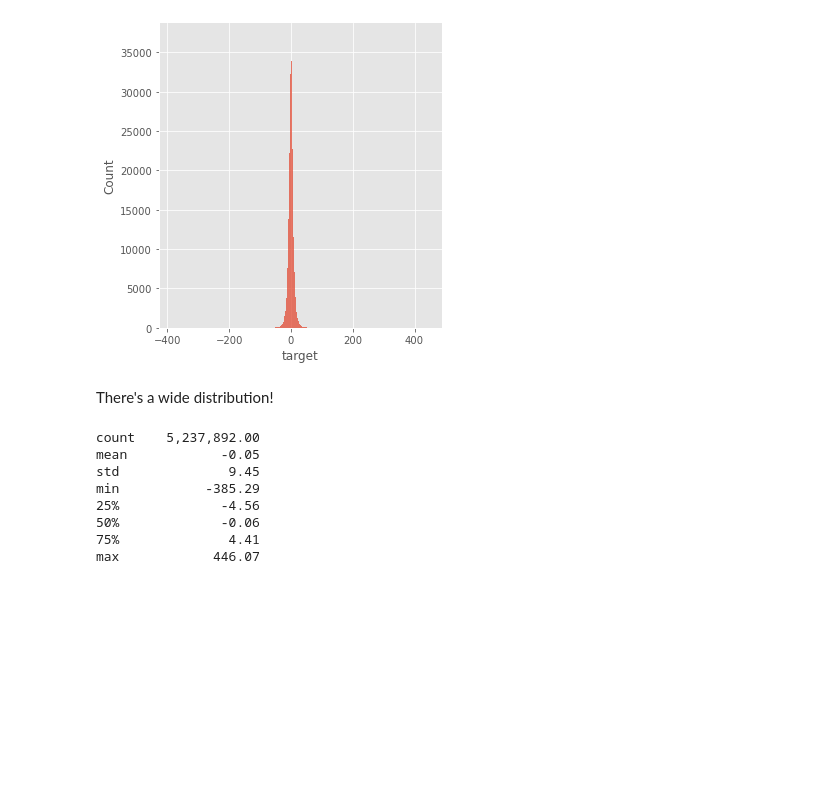
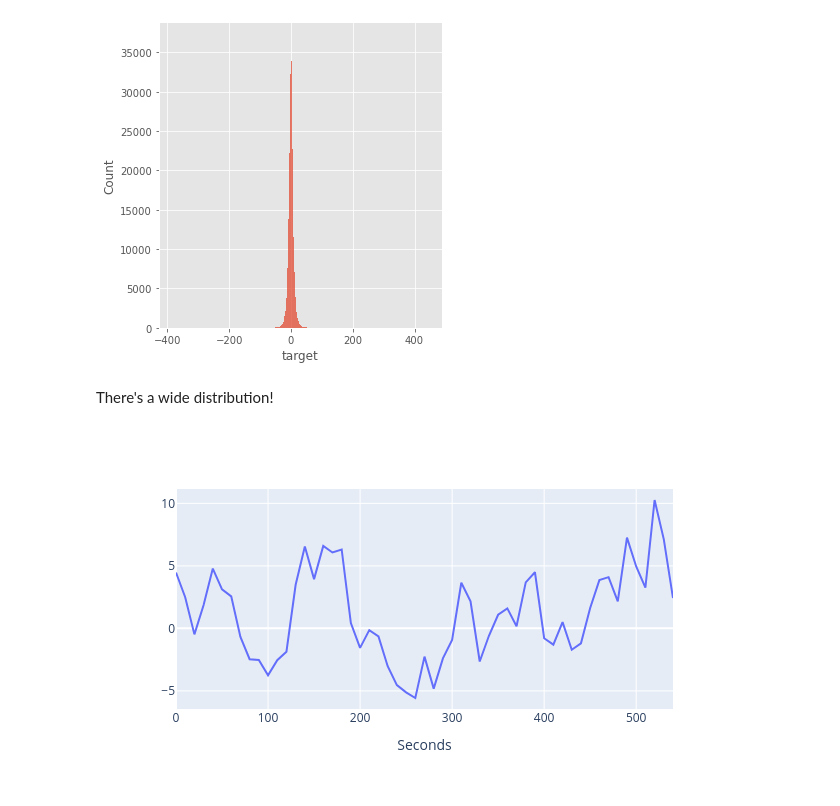
Before and after one commit to brendanfitz/kaggle, a Jupyter notebook: optiver-trading-at-the-close/Optiver EDA.ipynb, the cells around one changed output. Cells and saved outputs as stored; diff of their text form; code cells hidden in the pictures; blank space fills up the shorter version.

```diff
--- a/optiver-trading-at-the-close/Optiver EDA.ipynb
+++ b/optiver-trading-at-the-close/Optiver EDA.ipynb
@@ -90,16 +103,19 @@ plt.show()
 [figure]
 # %% [markdown]
 There's a wide distribution!
-# %%
-print(train.target.describe()
-      .map('{:,.2f}'.format)
-      .to_string())
-# %% [output]
-count    5,237,892.00
-mean            -0.05
-std              9.45
-min           -385.29
-25%             -4.56
-50%             -0.06
-75%              4.41
-max            446.07
+# %%
+stock_id = 0
+date_id = 12
+mask = (train.stock_id == stock_id) & (train.date_id == date_id)
+data = train.loc[mask, ]
+
+fig = px.line(data,
+              x='seconds_in_bucket', y="target",
+              labels={
+                     "seconds_in_bucket": "Seconds",
+                     "target": "",
+                 },
+             )
+fig.show()
+# %% [output]
+[figure, added]
```
Also changed, not shown: parts of 7 cells of this notebook, 1 other file.
